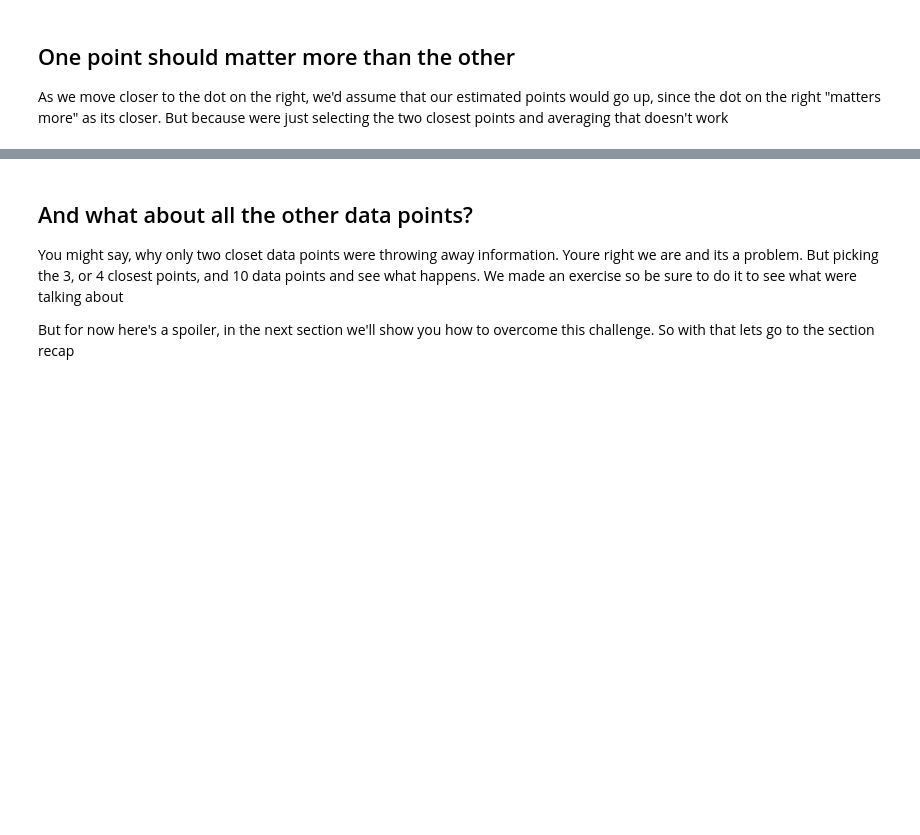
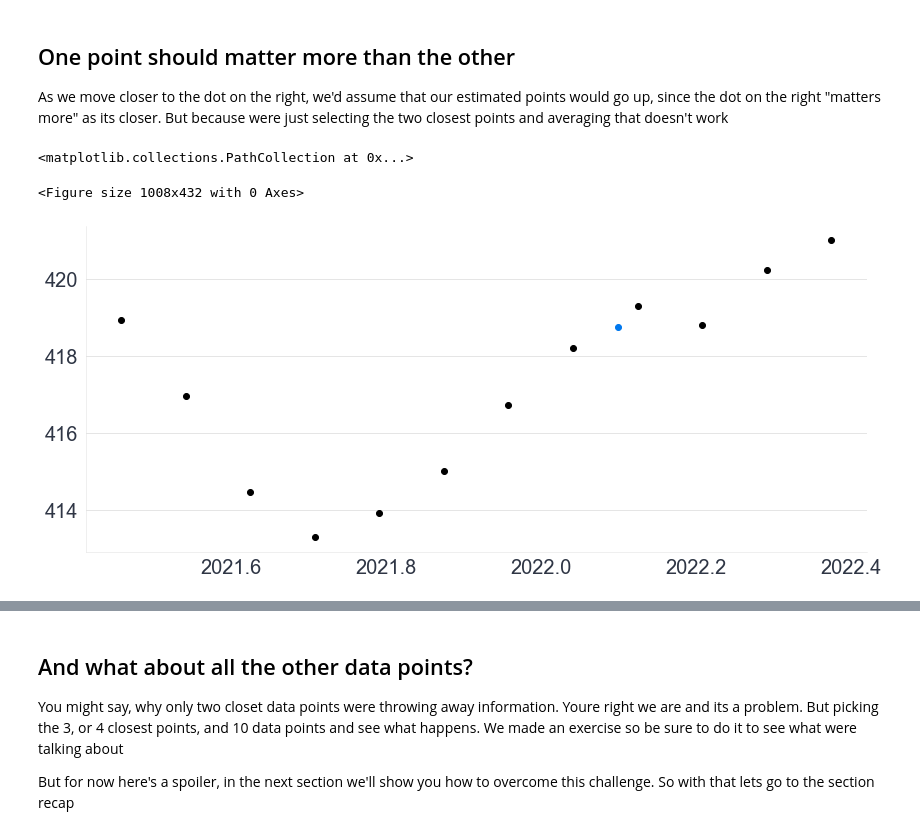
Before and after one commit to bwengals/etc, a Jupyter notebook: lesson_2_Section_30_new.ipynb, the cells around one changed output, grey strips where cells are left out. Saved outputs shown, nothing was run; the diff lists cells and outputs as text; code cells hidden in the pictures; blank space fills up the shorter version.

```diff
--- a/lesson_2_Section_30_new.ipynb
+++ b/lesson_2_Section_30_new.ipynb
@@ -161,3 +173,19 @@ To make this concrete again lets focus back around 2022
 ## One point should matter more than the other
 
 As we move closer to the dot on the right, we'd assume that our estimated points would go up, since the dot on the right "matters more" as its closer. But because were just selecting the two closest points and averaging that doesn't work
+# %%
+plt.figure(figsize=(14,6))
+plot_data()
+
+point_of_interest = 2022.1
+y_val = (year
+    .assign(distance=np.abs(year["decimal date"] - point_of_interest))
+    .sort_values("distance")
+    .head(2)
+    ["average"].mean())
+
+plt.scatter(point_of_interest, y_val)
+# %% [output]
+<matplotlib.collections.PathCollection at 0x...>
+<Figure size 1008x432 with 0 Axes>
+[figure, added]
```
Also changed, not shown: parts of 30 cells of this notebook.
